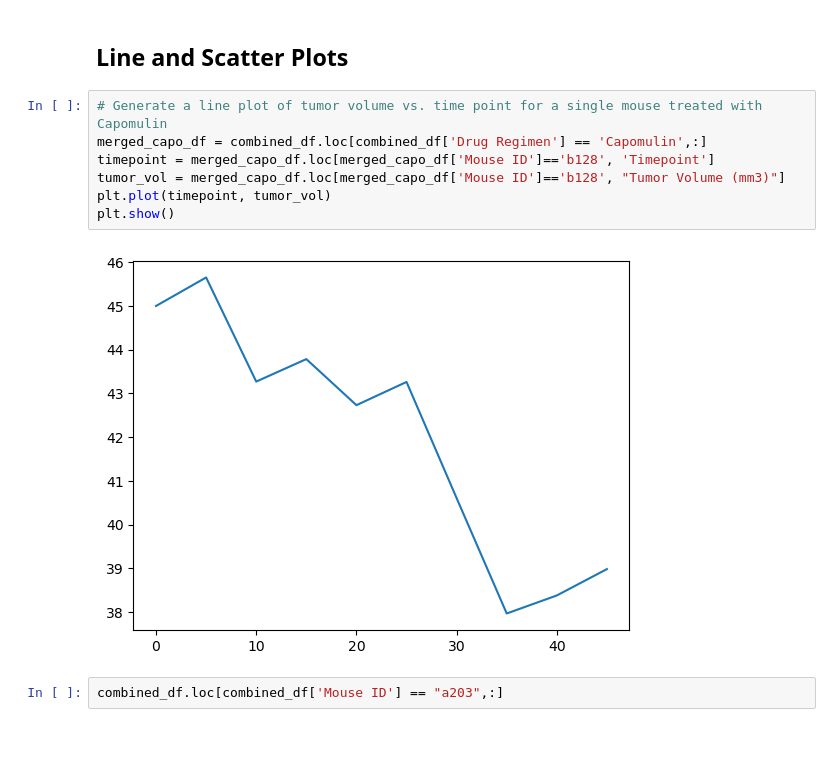
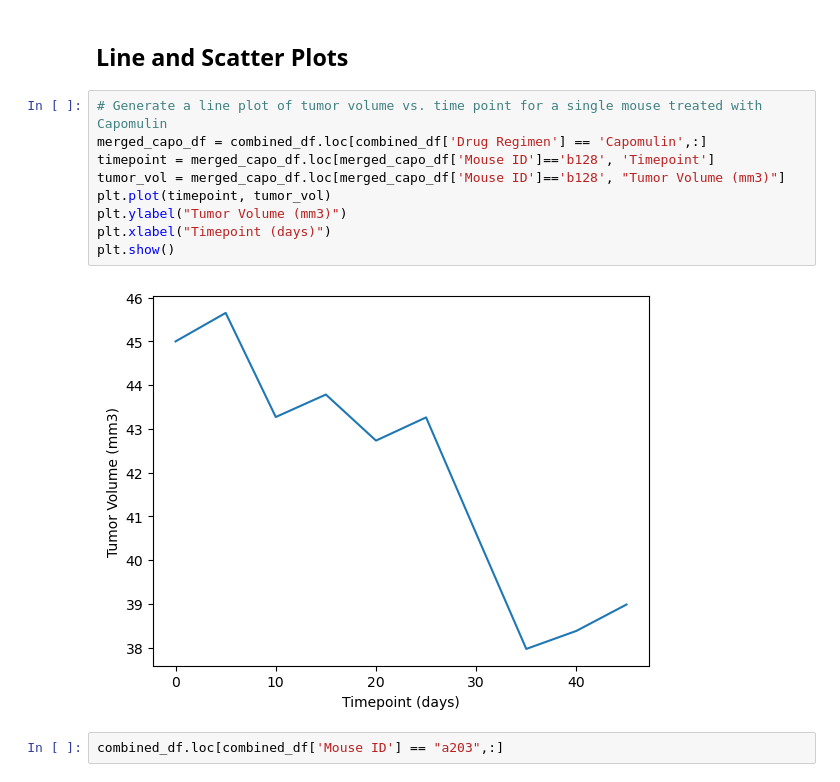
Before and after one commit to KDR9577/MatPlotlib, a Jupyter notebook: MatPlotlib/pymaceuticals_starter.ipynb, the cells around one changed output. Saved outputs shown, nothing was run; the diff lists cells and outputs as text; blank space fills up the shorter version.

```diff
--- a/MatPlotlib/pymaceuticals_starter.ipynb
+++ b/MatPlotlib/pymaceuticals_starter.ipynb
@@ -250,12 +250,14 @@ plt.show()
 # %%
 # Generate a line plot of tumor volume vs. time point for a single mouse treated with Capomulin
 merged_capo_df = combined_df.loc[combined_df['Drug Regimen'] == 'Capomulin',:]
 timepoint = merged_capo_df.loc[merged_capo_df['Mouse ID']=='b128', 'Timepoint']
 tumor_vol = merged_capo_df.loc[merged_capo_df['Mouse ID']=='b128', "Tumor Volume (mm3)"]
 plt.plot(timepoint, tumor_vol)
+plt.ylabel("Tumor Volume (mm3)")
+plt.xlabel("Timepoint (days)")
 plt.show()
 # %% [output]
-[figure, old version]
+[figure, new version]
 # %%
 combined_df.loc[combined_df['Mouse ID'] == "a203",:]
 # %% [output]
```
Also changed, not shown: parts of 3 cells of this notebook.
